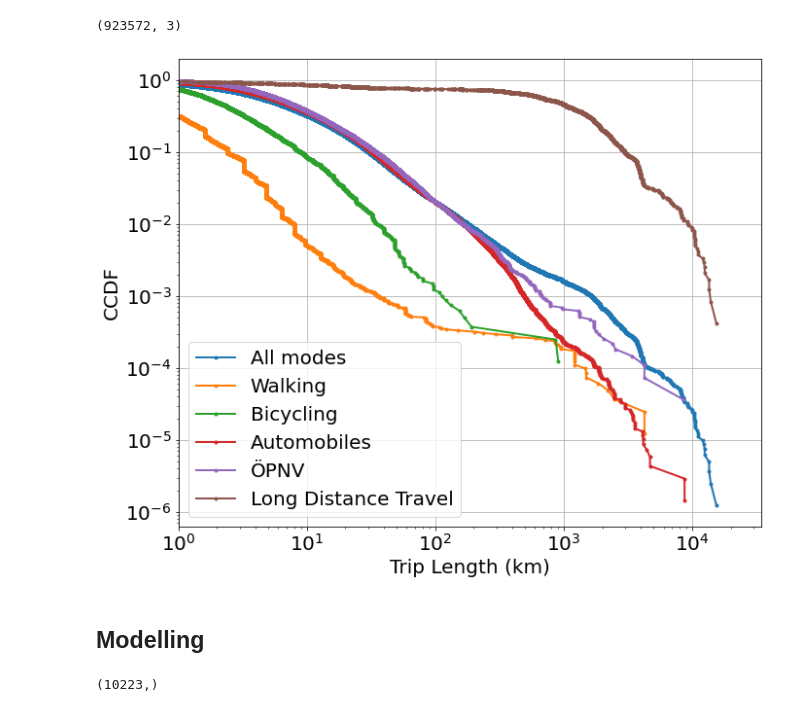
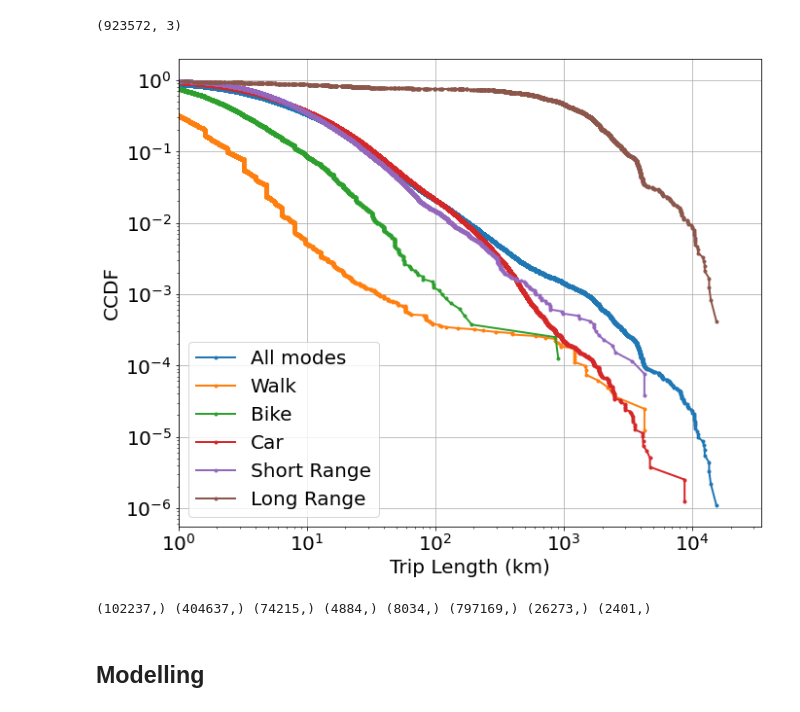
Before and after one commit to HuiranLiu/Long-distance-travel-human-mobility, a Jupyter notebook: Mobility_Levy.ipynb, the cells around one changed output. Drawn from its saved outputs; the diff is of its cells as text; code cells hidden in the pictures.

```diff
--- a/Mobility_Levy.ipynb
+++ b/Mobility_Levy.ipynb
@@ -81,15 +107,19 @@ def ccdf_draw(datalist,labels):
     plt.yscale("log")
     plt.xscale("log")
 #     plt.ylim(1e-04,1e+0)  # untere+obere grenze von y
-    plt.xlim(left=1e-0)  # untere+obere grenze von x
+    plt.xlim(left=1e-1)  # untere+obere grenze von x
     plt.grid()
 #     plt.show()
 #     plt.ylim((0,1))
     plt.tight_layout()
-    plt.savefig(res+'CCDF in MiD2017.pdf', dpi=100, bbox_inches='tight')
+    plt.savefig(res+'CCDF in MiD2017_with PT.png', dpi=100, bbox_inches='tight')
 # %%
 df_MiD_total=pd.concat([df_MiD_walk,df_MiD_bike,df_MiD_autopass,df_MiD_autodriver,df_MiD_public])
-datalist=[df_MiD_total['wegkm'],df_MiD_walk['wegkm'],df_MiD_bike['wegkm'],df_MiD_autodriver['wegkm'],df_MiD_SRpublic['wegkm'],df_MiD_LRpublic['wegkm']]
-labels=['All modes','Walking','Bicycling','Automobile Driver','ShortRange','LongRange']
+# datalist=[df_MiD_total['wegkm'],df_MiD_walk['wegkm'],df_MiD_bike['wegkm'],df_MiD_autodriver['wegkm'],df_MiD_SRpublic['wegkm'],df_MiD_LRpublic['wegkm']]
+# labels=['All modes','Walk','Bike','Car','Short Range','Long Range']
+
+datalist=[df_MiD_total['wegkm'],df_MiD_walk['wegkm'],df_MiD_bike['wegkm'],df_MiD_autodriver['wegkm'],df_MiD_public['wegkm']]
+labels=['All Modes','Walk','Bike','Car','Public Transport']
+
 ccdf_draw(datalist,labels)
 # %% [output]
@@ -134,3 +167,16 @@ df_Nhts_total=pd.concat([df_Nhts_walk,df_Nhts_bike,df_Nhts_auto,df_Nhts_SRpublic
+# %%
+# ------New--------
+df_Nhts_walk =df_Nhts['TRPMILES'][df_Nhts.TRPTRANS.isin([1]) == True]*1.60934 # Walk and transform to km
+df_Nhts_bike = df_Nhts['TRPMILES'][df_Nhts.TRPTRANS.isin([2]) == True]*1.60934 # Bicycle and transform to km
+#3auto 4suv 5van 6 pick up truck 18rentalcar
+df_Nhts_auto=df_Nhts['TRPMILES'][df_Nhts.TRPTRANS.isin([3,4,5,6,18])==True]*1.60934   #Auto
+# Public Transport short range
+#10school bus, 11public bus, 12paratransit / dial-a-ride, 13private/charter/tour/shutnhtse bus, 15amtrack / commuter rail, 16subway, 17taxi /limo (incl uber)
+df_Nhts_SRpublic=df_Nhts['TRPMILES'][df_Nhts.TRPTRANS.isin([10,11,12,13,16,17])==True]*1.60934
+# long range
+#14City-to-city bus (Greyhound, Megabus), 19Airplane, 20Boat/ferry/water taxi
+df_Nhts_LRpublic=df_Nhts['TRPMILES'][df_Nhts.TRPTRANS.isin([14,19,20])==True]*1.60934
+df_Nhts_total=pd.concat([df_Nhts_walk,df_Nhts_bike,df_Nhts_auto,df_Nhts_SRpublic,df_Nhts_LRpublic])
 # %%
 def ccdf_draw(datalist,labels):
     fig, ax = plt.subplots(figsize=(10,8))
@@ -154,37 +200,21 @@ def ccdf_draw(datalist,labels):
     plt.savefig(res+'CCDF in NHTS.pdf', dpi=100, bbox_inches='tight')
 # %%
 datalist=[df_Nhts_total,df_Nhts_walk,df_Nhts_bike,df_Nhts_auto,df_Nhts_SRpublic,df_Nhts_LRpublic]
-labels=['All modes','Walking','Bicycling','Automobiles','Short Range','Long Distance']
+labels=['All modes','Walk','Bike','Car','Short Range','Long Range']
 ccdf_draw(datalist,labels)
 # %% [output]
-[figure, old version]
+[figure, new version]
+# %%
+print(
+    df_MiD_bike['wegkm'].shape, # bike in MiD 2017
+    df_MiD_autodriver['wegkm'].shape, # Auto Driver in MiD 2017
+    df_MiD_SRpublic['wegkm'].shape, #Short range public in MiD 2017
+    df_MiD_LRpublic['wegkm'].shape, # Long Range in MiD 2017
+    df_Nhts_bike.shape ,# bike in Nhts17
+    df_Nhts_auto.shape ,#Auto Driver in Nhts 17
+    df_Nhts_SRpublic.shape, #Short range public in Nhts17
+    df_Nhts_LRpublic.shape )# Long Range in Nhts17
+# %% [output]
+(102237,) (404637,) (74215,) (4884,) (8034,) (797169,) (26273,) (2401,)
 # %% [markdown]
 ## Modelling
-# %%
-# df_vec=df_MiD_autodriver['wegkm'].copy() # Auto Driver in MiD 2017
-# df_vec=df_MiD_SRpublic['wegkm'].copy() #Short range public in MiD 2017
-# df_vec=df_MiD_bike['wegkm'].copy() # bike in MiD 2017
-
-# df_vec=df_Nhts_auto.copy() #Auto Driver in Nhts 17
-df_vec=df_Nhts_SRpublic.copy() #Short range public in Nhts17
-# df_vec=df_Nhts_bike.copy() # bike in Nhts17
-
-#number of trips to be generated for each parameter combination. high influence on calculation time!
-sampleNumber_model=10000
-sampleNumber_visualization=10000
-
-#trip lengths at which the difference between df_vec and model output is determined and summed up
-# messpt=[1, 3, 5.5, 10, 30, 55, 100, 300] # for autodriver in MiD 2017
-# messpt=[1, 3, 10, 30, 55,75] # for short range public in MiD 2017 since the max length in this dataset smaller than 100
-# messpt=[ 1,3,5,7,10,30,55,70,100,150] # for bike in MiD 2017
-
-# messpt=[ 10, 55, 100, 300,700,1000,5000,7000] # for auto and short range in nhts 17
-# messpt=[ 1,3,5,7,10, 30, 55, 70,100, 300,500,700,1000,3000,5000,7000] # for auto and short range in nhts 17------NEW
-# messpt=[ 1,3,5,7,10,30,55,70,100,200] # for bike in nhts 17
-
-# select the data between 10km and 1000km
-df_vec=df_vec[df_vec.between(10,1000)]
-# df_vec=df_vec[df_vec>=10]
-df_vec.shape
-# %% [output]
-(10223,)
```
Also changed, not shown: parts of 90 cells of this notebook, 9 other files.
